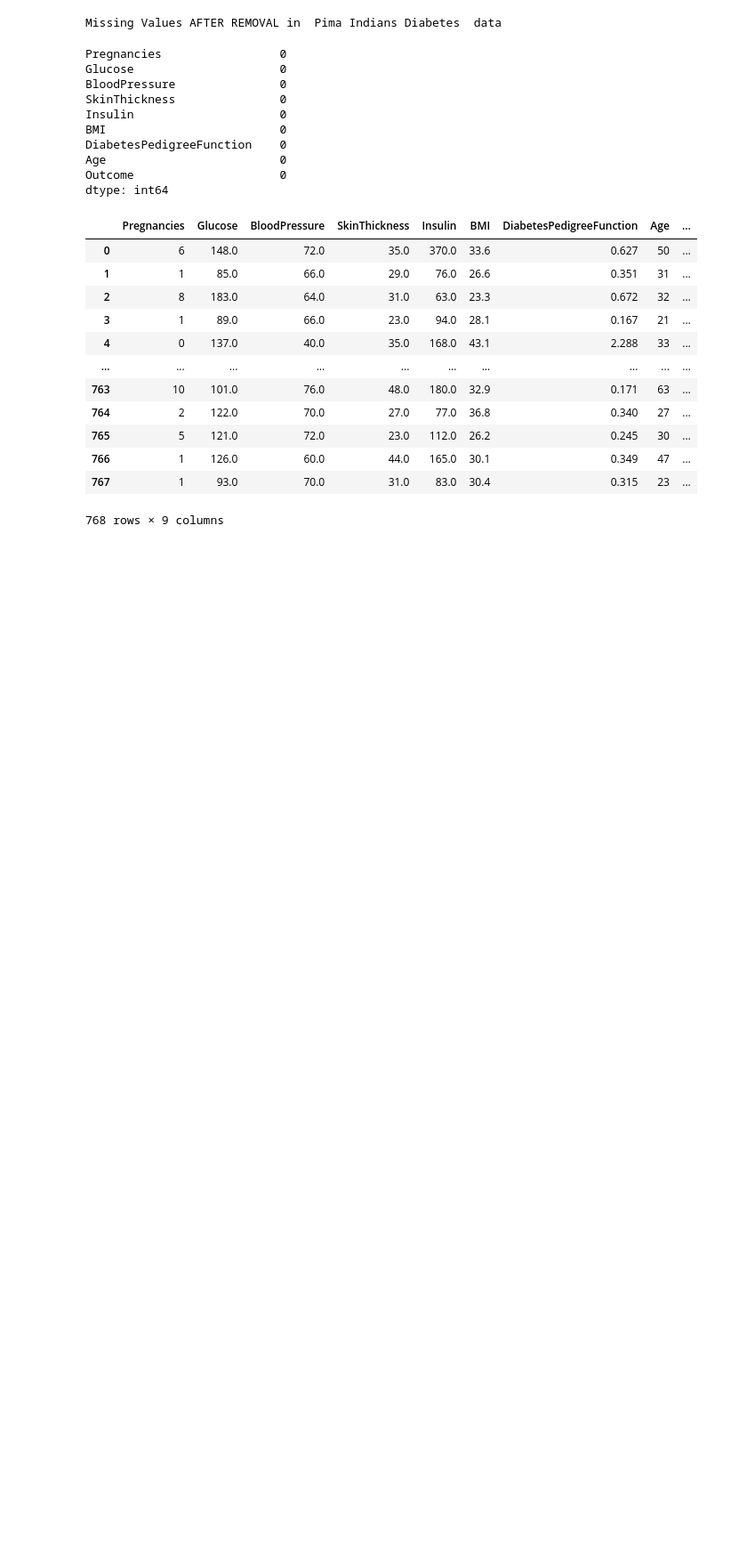
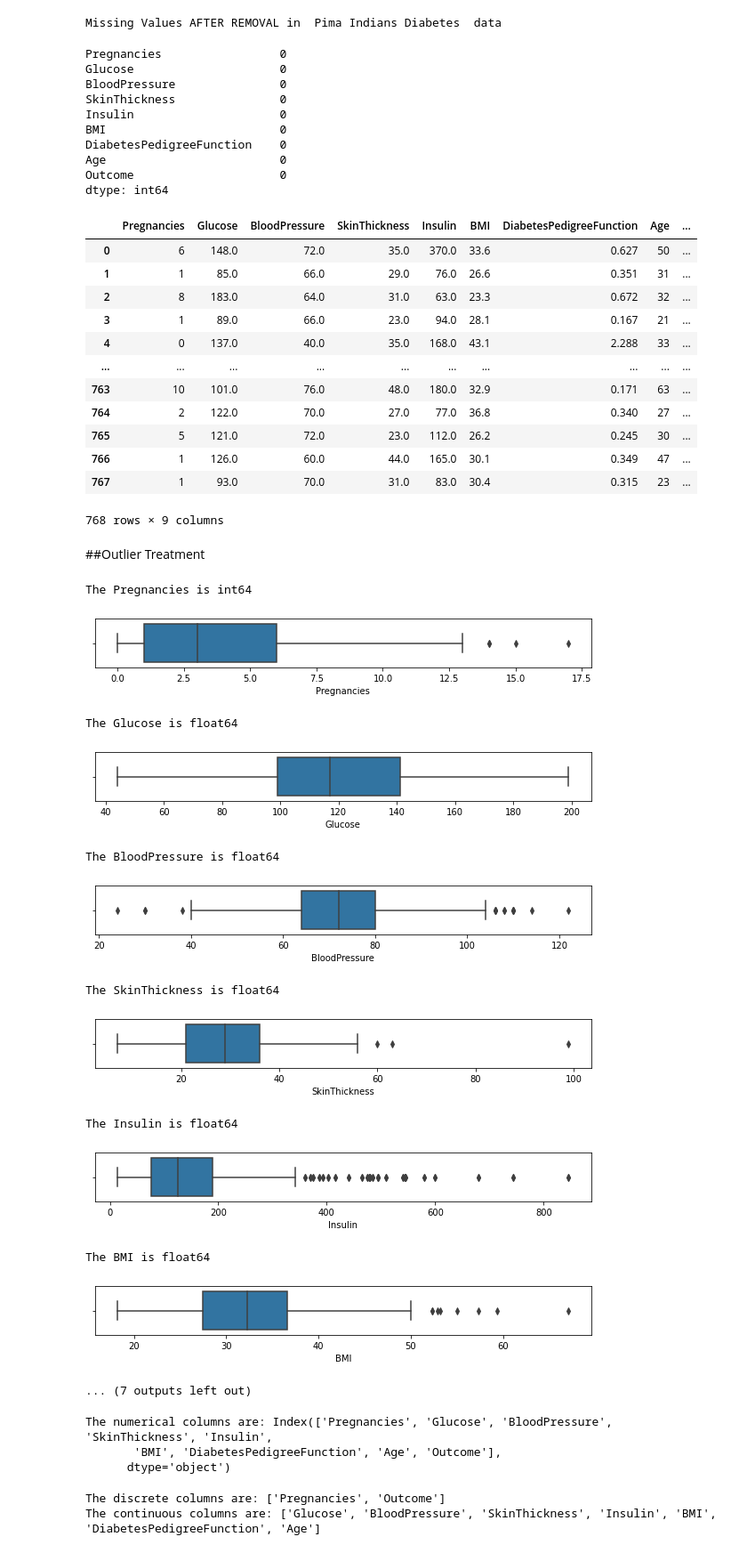
Before and after one commit to GaneshNAnil/Pima_Indians_Diabetes, a Jupyter notebook: Pima_Indians_Diabetes.ipynb, the cells around one changed output. Shown at 89% size. Saved outputs shown, nothing was run; the diff lists cells and outputs as text; code cells hidden in the pictures; blank space fills up the shorter version.

```diff
--- a/Pima_Indians_Diabetes.ipynb
+++ b/Pima_Indians_Diabetes.ipynb
@@ -240,3 +253,38 @@ dtype: int64
 | 766 | 1 | 126.0 | 60.0 | 44.0 | 165.0 | 30.1 | 0.349 | 47 | ... |
 | 767 | 1 | 93.0 | 70.0 | 31.0 | 83.0 | 30.4 | 0.315 | 23 | ... |
 768 rows × 9 columns
+# %% [markdown]
+##Outlier Treatment
+# %%
+def boxplots(data):
+    for feature in data.columns:
+        plt.figure(figsize=(10,1))
+        if data[feature].dtype !='object':
+            sns.boxplot(data[feature],data=data)
+            print("The",feature,"is",data[feature].dtype)
+            plt.show()
+        else:
+            print(feature,'is an object')
+            plt.show()
+print(boxplots(df))
+# %% [output]
+The Pregnancies is int64
+[figure, added]
+The Glucose is float64
+[figure, added]
+The BloodPressure is float64
+[figure, added]
+The SkinThickness is float64
+[figure, added]
+The Insulin is float64
+[figure, added]
+The BMI is float64
+[figure, added]
+... (7 outputs left out)
+# %%
+numericalCol=df.select_dtypes(include=np.number).columns
+print("The numerical columns are:",numericalCol)
+# %% [output]
+The numerical columns are: Index(['Pregnancies', 'Glucose', 'BloodPressure', 'SkinThickness', 'Insulin',
+       'BMI', 'DiabetesPedigreeFunction', 'Age', 'Outcome'],
+      dtype='object')
@@ -242,0 +300,6 @@ dtype: int64
+# %%
+print("The discrete columns are:",discretecols)
+print("The continuous columns are:",continuecols)
+# %% [output]
+The discrete columns are: ['Pregnancies', 'Outcome']
+The continuous columns are: ['Glucose', 'BloodPressure', 'SkinThickness', 'Insulin', 'BMI', 'DiabetesPedigreeFunction', 'Age']
```
Also changed, not shown: parts of 16 cells of this notebook.
